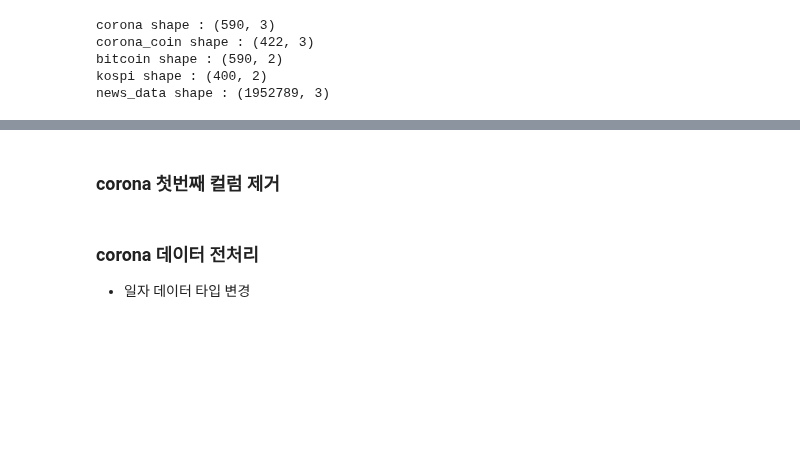
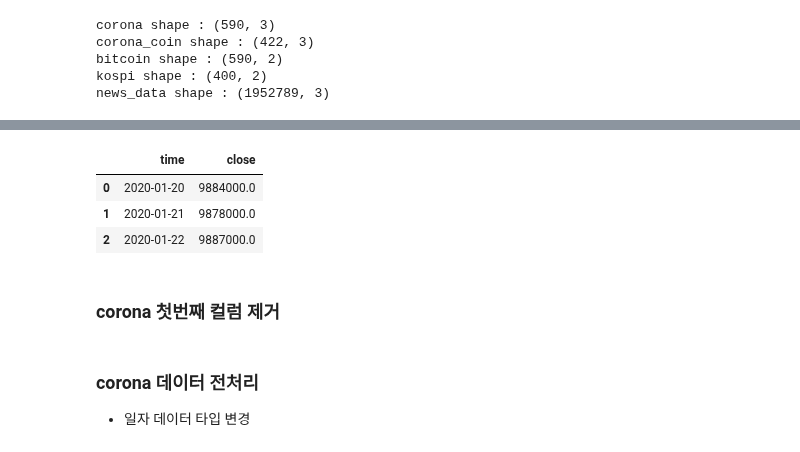
Before and after one commit to city1616/LikeLion_AI_SCHOOL_13th, a Jupyter notebook: 03. 팀 프로젝트/05_data_merge.ipynb, the cells around one changed output, grey strips where cells are left out. Saved outputs shown, nothing was run; the diff lists cells and outputs as text; code cells hidden in the pictures; blank space fills up the shorter version.

```diff
--- a/03. 팀 프로젝트/05_data_merge.ipynb
+++ b/03. 팀 프로젝트/05_data_merge.ipynb
@@ -35,3 +62,10 @@ news_data shape : (1952789, 3)
+# %%
+bitcoin.head(3)
+# %% [output]
+|  | time | close |
+| 0 | 2020-01-20 | 9884000.0 |
+| 1 | 2020-01-21 | 9878000.0 |
+| 2 | 2020-01-22 | 9887000.0 |
 # %% [markdown]
 ### corona 첫번째 컬럼 제거
 # %%
```
Also changed, not shown: parts of 5 cells of this notebook.
